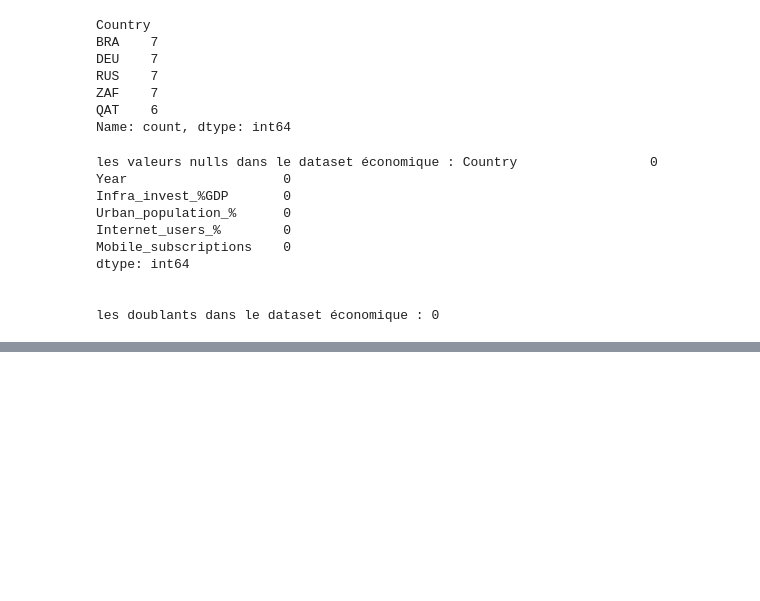
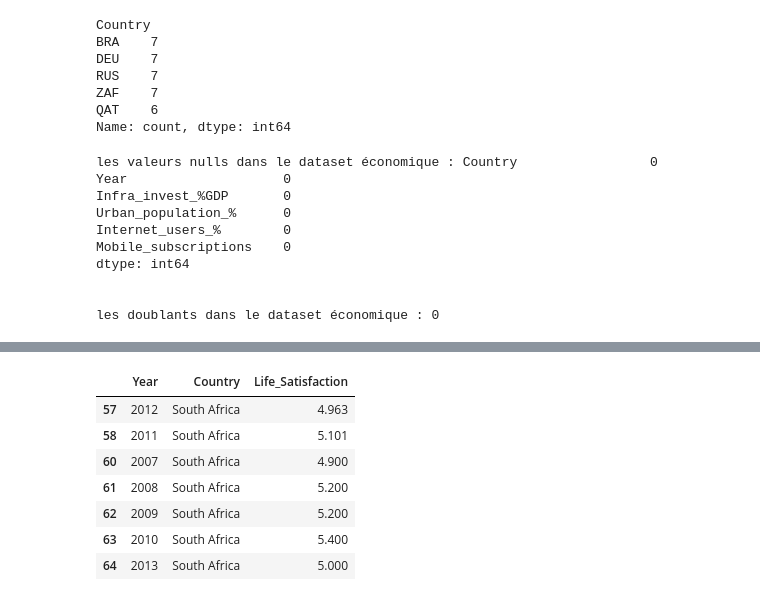
Before and after one commit to hajaraitlachgar/Impact_CDM, a Jupyter notebook: notebooks/Nettoyage.ipynb, the cells around one changed output, grey strips where cells are left out. Cells and saved outputs as stored; diff of their text form; code cells hidden in the pictures; blank space fills up the shorter version.

```diff
--- a/notebooks/Nettoyage.ipynb
+++ b/notebooks/Nettoyage.ipynb
@@ -421,0 +465,14 @@ dfUrb.to_csv('../Data Clean/cleaned_urban_world_cup_data.csv', index=False)
+# %%
+# South Africa => [2007;2013]
+ZAF_data=dfWhr[dfWhr['Country'] == 'South Africa']
+ZAF_data = ZAF_data[(ZAF_data['Year'] >= 2007) & (ZAF_data['Year'] <= 2013)]
+ZAF_data
+# %% [output]
+|  | Year | Country | Life_Satisfaction |
+| 57 | 2012 | South Africa | 4.963 |
+| 58 | 2011 | South Africa | 5.101 |
+| 60 | 2007 | South Africa | 4.900 |
+| 61 | 2008 | South Africa | 5.200 |
+| 62 | 2009 | South Africa | 5.200 |
+| 63 | 2010 | South Africa | 5.400 |
+| 64 | 2013 | South Africa | 5.000 |
```
Also changed, not shown: parts of 18 cells of this notebook, 8 other files.
